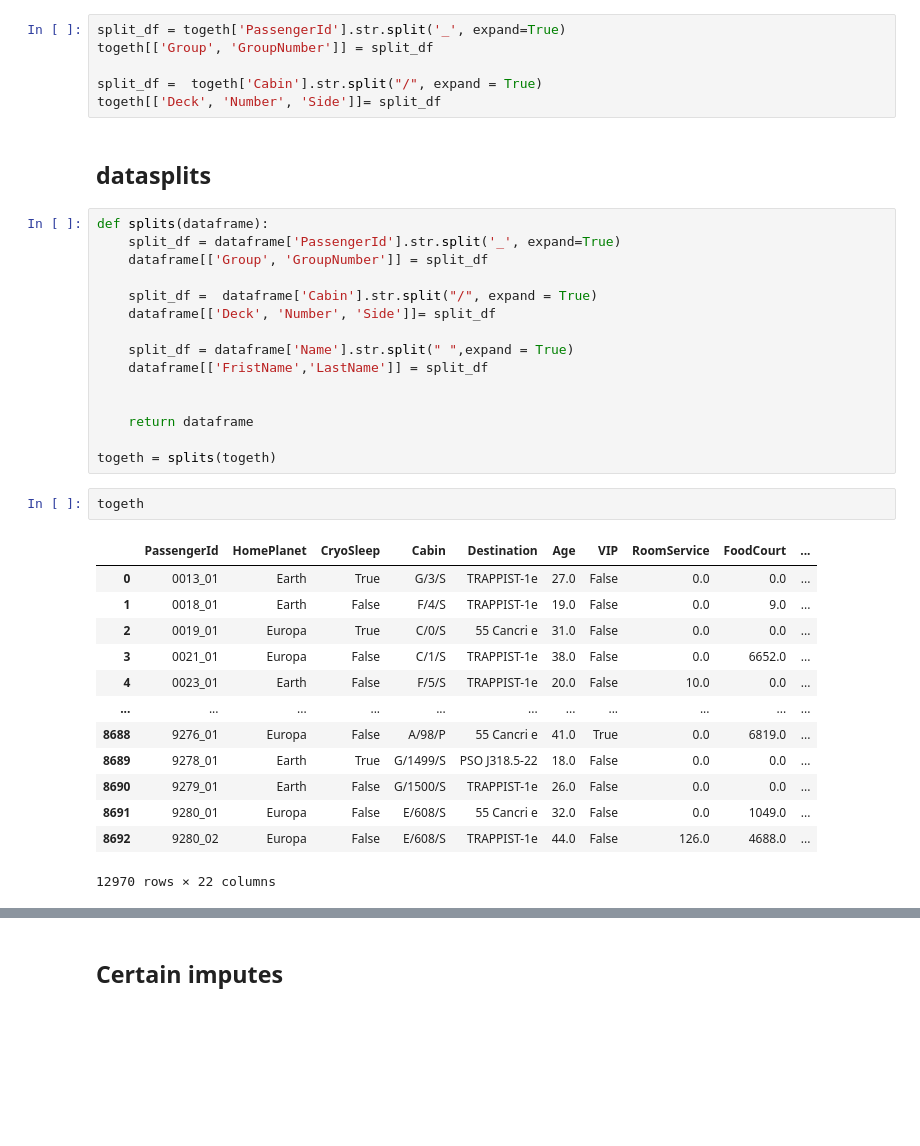
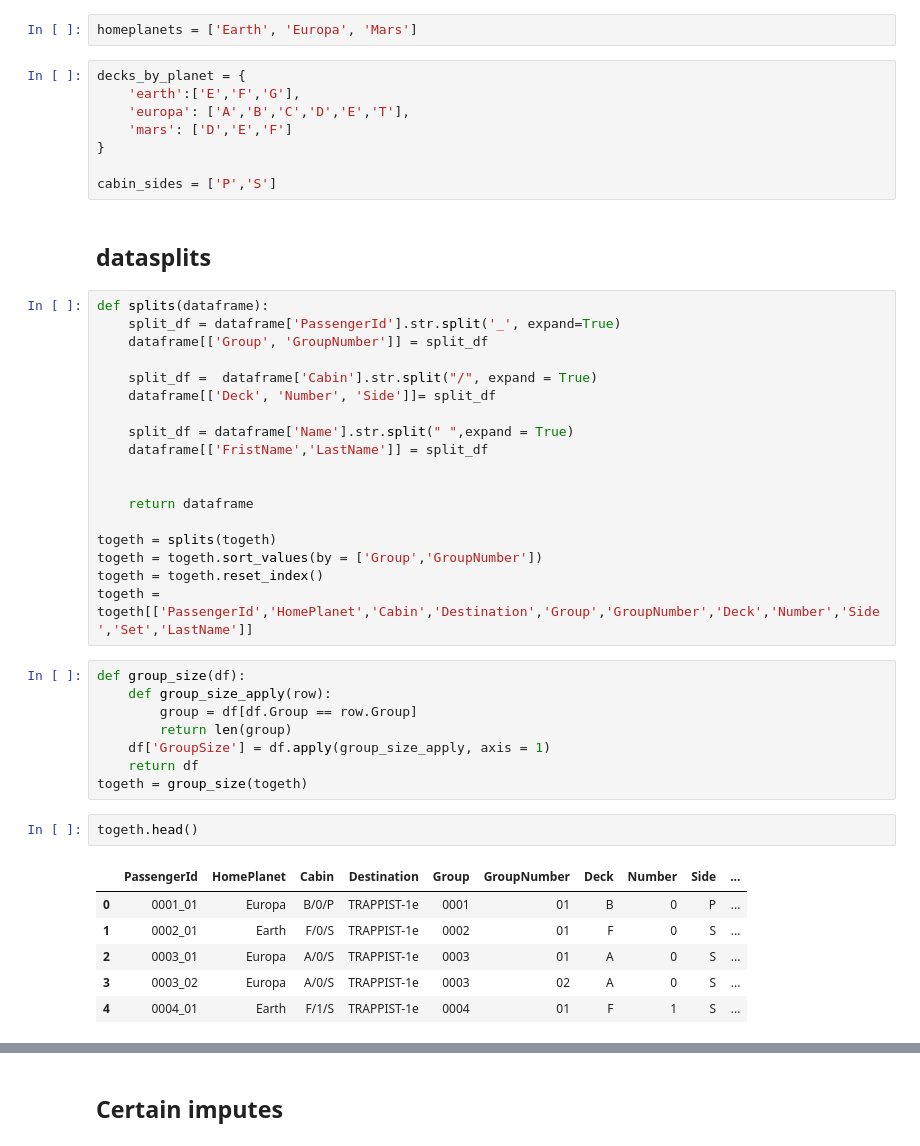
Before and after one commit to jacobsultan/cabin-for-spacetitanic-kaggle, a Jupyter notebook: firstruns.ipynb, the cells around one changed output, grey strips where cells are left out. Saved outputs shown, nothing was run; the diff lists cells and outputs as text; blank space fills up the shorter version.

Commit message:
sorted issue with home planet by group/lastname

```diff
--- a/firstruns.ipynb
+++ b/firstruns.ipynb
@@ -10,9 +10,13 @@ homeplanets = ['Earth', 'Europa', 'Mars']
-# %%
-split_df = togeth['PassengerId'].str.split('_', expand=True)
-togeth[['Group', 'GroupNumber']] = split_df
-
-split_df =  togeth['Cabin'].str.split("/", expand = True)
-togeth[['Deck', 'Number', 'Side']]= split_df
+# %%
+homeplanets = ['Earth', 'Europa', 'Mars']
+# %%
+decks_by_planet = {
+    'earth':['E','F','G'],
+    'europa': ['A','B','C','D','E','T'],
+    'mars': ['D','E','F']
+}
+
+cabin_sides = ['P','S']
 # %% [markdown]
 ## datasplits
 # %%
@@ -30,19 +34,23 @@ def splits(dataframe):
     return dataframe
 
 togeth = splits(togeth)
+togeth = togeth.sort_values(by = ['Group','GroupNumber'])
+togeth = togeth.reset_index()
+togeth = togeth[['PassengerId','HomePlanet','Cabin','Destination','Group','GroupNumber','Deck','Number','Side','Set','LastName']]
+# %%
+def group_size(df):
+    def group_size_apply(row):
+        group = df[df.Group == row.Group]
+        return len(group)
+    df['GroupSize'] = df.apply(group_size_apply, axis = 1)
+    return df
+togeth = group_size(togeth)
 # %%
-togeth
+togeth.head()
 # %% [output]
-|  | PassengerId | HomePlanet | CryoSleep | Cabin | Destination | Age | VIP | RoomService | FoodCourt | ... |
-| 0 | 0013_01 | Earth | True | G/3/S | TRAPPIST-1e | 27.0 | False | 0.0 | 0.0 | ... |
-| 1 | 0018_01 | Earth | False | F/4/S | TRAPPIST-1e | 19.0 | False | 0.0 | 9.0 | ... |
-| 2 | 0019_01 | Europa | True | C/0/S | 55 Cancri e | 31.0 | False | 0.0 | 0.0 | ... |
-| 3 | 0021_01 | Europa | False | C/1/S | TRAPPIST-1e | 38.0 | False | 0.0 | 6652.0 | ... |
-| 4 | 0023_01 | Earth | False | F/5/S | TRAPPIST-1e | 20.0 | False | 10.0 | 0.0 | ... |
-| ... | ... | ... | ... | ... | ... | ... | ... | ... | ... | ... |
-| 8688 | 9276_01 | Europa | False | A/98/P | 55 Cancri e | 41.0 | True | 0.0 | 6819.0 | ... |
-| 8689 | 9278_01 | Earth | True | G/1499/S | PSO J318.5-22 | 18.0 | False | 0.0 | 0.0 | ... |
-| 8690 | 9279_01 | Earth | False | G/1500/S | TRAPPIST-1e | 26.0 | False | 0.0 | 0.0 | ... |
-| 8691 | 9280_01 | Europa | False | E/608/S | 55 Cancri e | 32.0 | False | 0.0 | 1049.0 | ... |
-| 8692 | 9280_02 | Europa | False | E/608/S | TRAPPIST-1e | 44.0 | False | 126.0 | 4688.0 | ... |
+|  | PassengerId | HomePlanet | Cabin | Destination | Group | GroupNumber | Deck | Number | Side | ... |
+| 0 | 0001_01 | Europa | B/0/P | TRAPPIST-1e | 0001 | 01 | B | 0 | P | ... |
+| 1 | 0002_01 | Earth | F/0/S | TRAPPIST-1e | 0002 | 01 | F | 0 | S | ... |
+| 2 | 0003_01 | Europa | A/0/S | TRAPPIST-1e | 0003 | 01 | A | 0 | S | ... |
+| 3 | 0003_02 | Europa | A/0/S | TRAPPIST-1e | 0003 | 02 | A | 0 | S | ... |
+| 4 | 0004_01 | Earth | F/1/S | TRAPPIST-1e | 0004 | 01 | F | 1 | S | ... |
-12970 rows × 22 columns
```
Also changed, not shown: parts of 54 cells of this notebook, 2 other files.
